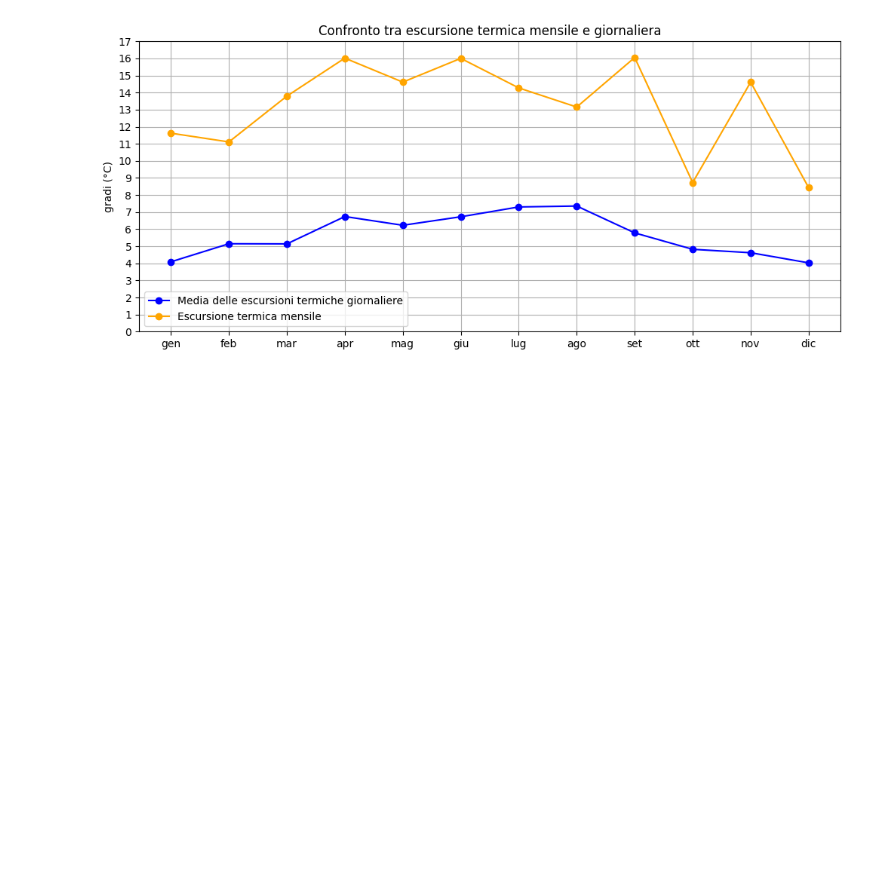
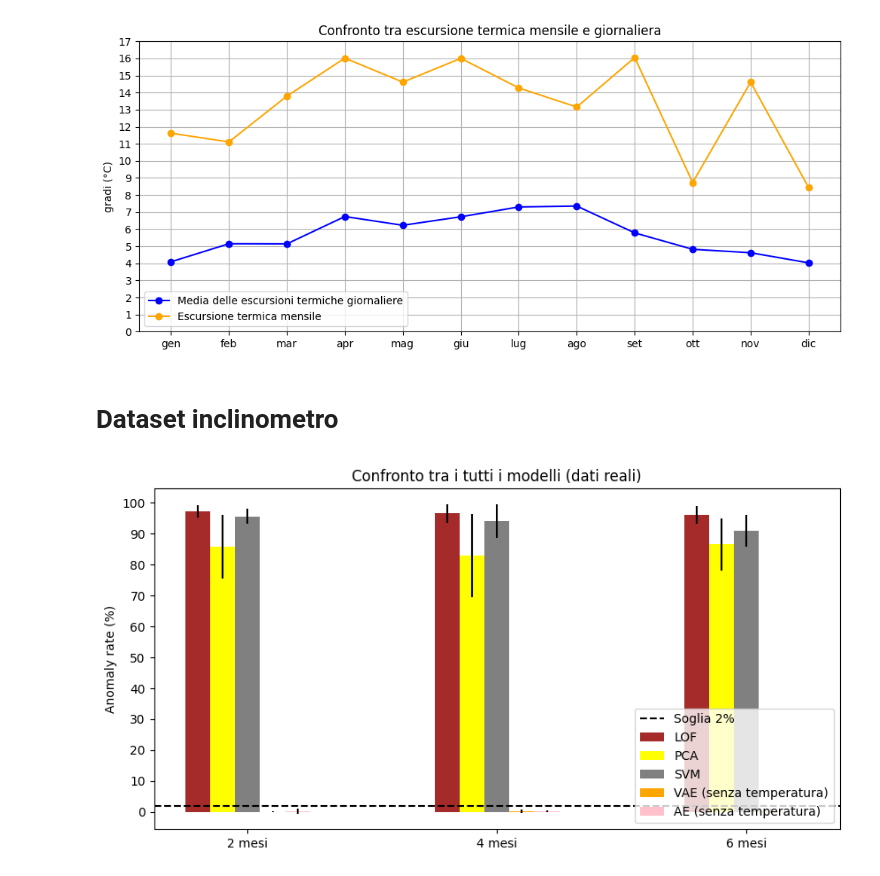
Before and after one commit to RickyF404/Tesi, a Jupyter notebook: Graphs.ipynb, the cells around one changed output. Saved outputs shown, nothing was run; the diff lists cells and outputs as text; code cells hidden in the pictures; blank space fills up the shorter version.

Commit message:
Grafici dataset inclinometro

```diff
--- a/Graphs.ipynb
+++ b/Graphs.ipynb
@@ -702,3 +710,5 @@ plt.legend()
 plt.show()
 # %% [output]
 [figure]
+# %% [markdown]
+# Dataset inclinometro
@@ -704,0 +730,39 @@ plt.show()
+# %%
+VAE_no_temp_ridotto_inc = VAE_no_temp_real_inc[VAE_no_temp_real_inc["window_size"] != 1]
+AE_no_temp_ridotto_inc = AE_no_temp_real_inc[AE_no_temp_real_inc["window_size"] != 1]
+
+real_mean_LOF_inc = LOF_real_inc.groupby("window_size")["anomaly rate"].mean()
+real_mean_PCA_inc = PCA_real_inc.groupby("window_size")["anomaly rate"].mean()
+real_mean_SVM_inc = SVM_real_inc.groupby("window_size")["anomaly rate"].mean()
+
+real_mean_VAE_no_temp_inc = VAE_no_temp_ridotto_inc.groupby("window_size")["anomaly rate"].mean()
+real_mean_AE_no_temp_inc = AE_no_temp_ridotto_inc.groupby("window_size")["anomaly rate"].mean()
+
+real_std_LOF_inc = LOF_real_inc.groupby("window_size")["anomaly rate"].std()
+real_std_PCA_inc = PCA_real_inc.groupby("window_size")["anomaly rate"].std()
+real_std_SVM_inc = SVM_real_inc.groupby("window_size")["anomaly rate"].std()
+
+real_std_VAE_no_temp_inc = VAE_no_temp_ridotto_inc.groupby("window_size")["anomaly rate"].std()
+real_std_AE_no_temp_inc = AE_no_temp_ridotto_inc.groupby("window_size")["anomaly rate"].std()
+# %%
+labels = ["2 mesi", "4 mesi", "6 mesi"]
+x = np.arange(len(labels))
+y = np.arange(0, 110, step=10)
+fig, ax = plt.subplots(figsize=(10, 5))
+w = 0.1
+ax.bar(x-2*w, real_mean_LOF_inc.values*100, width=w, yerr=real_std_LOF_inc*100, color="brown", label="LOF")
+ax.bar(x-w, real_mean_PCA_inc.values*100, width=w, yerr=real_std_PCA_inc*100, color="yellow", label="PCA")
+ax.bar(x, real_mean_SVM_inc.values*100, width=w, yerr=real_std_SVM_inc*100, color="gray", label="SVM")
+ax.bar(x+w, real_mean_VAE_no_temp_inc.values*100, width=w, yerr=real_std_VAE_no_temp_inc*100, color="orange", label="VAE (senza temperatura)")
+ax.bar(x+2*w, real_mean_AE_no_temp_inc.values*100, width=w, yerr=real_std_AE_no_temp_inc*100, color="pink", label="AE (senza temperatura)")
+
+ax.axhline(2, color="black", linestyle="--", label="Soglia 2%")
+ax.set_xticks(x)
+ax.set_xticklabels(labels)
+ax.set_yticks(y)
+ax.set_ylabel("Anomaly rate (%)")
+plt.title("Confronto tra i tutti i modelli (dati reali)")
+plt.legend(loc="lower right")
+plt.show()
+# %% [output]
+[figure, added]
```
Also changed, not shown: parts of 12 cells of this notebook.
